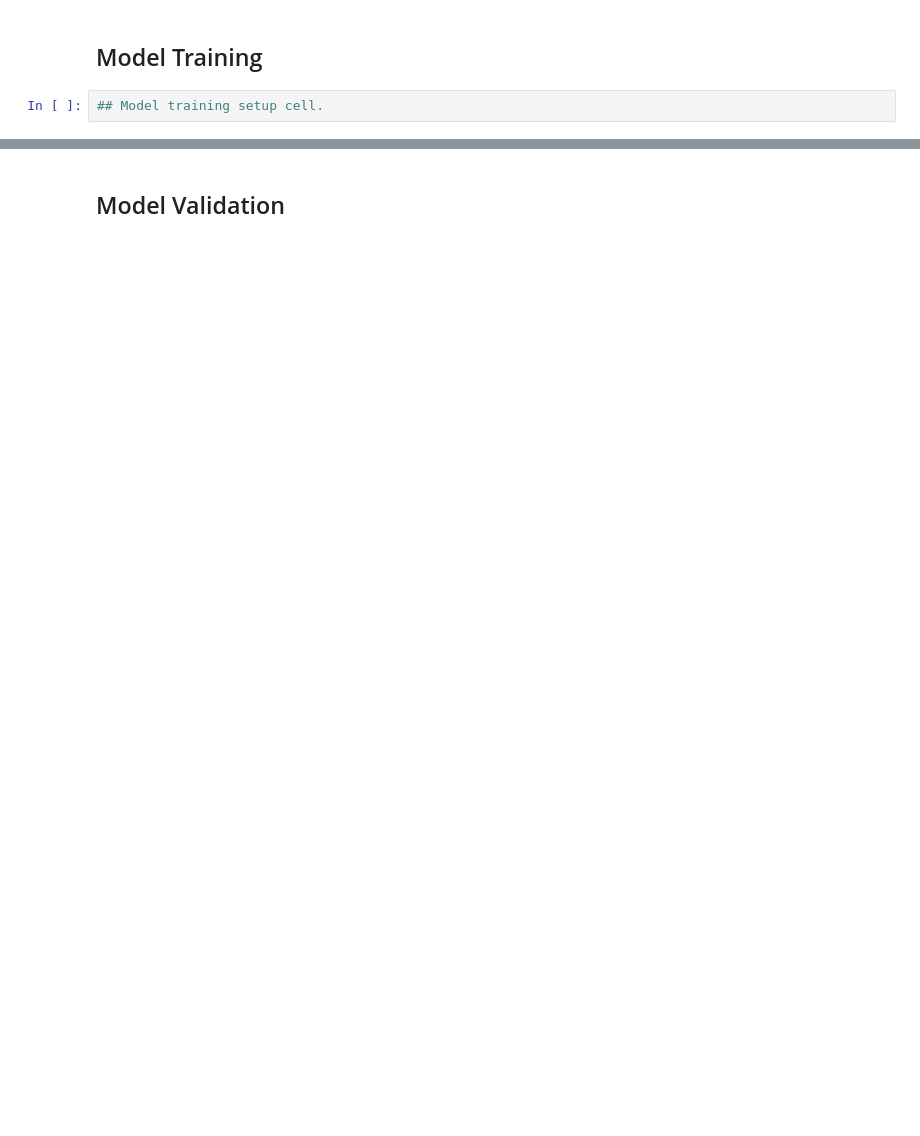
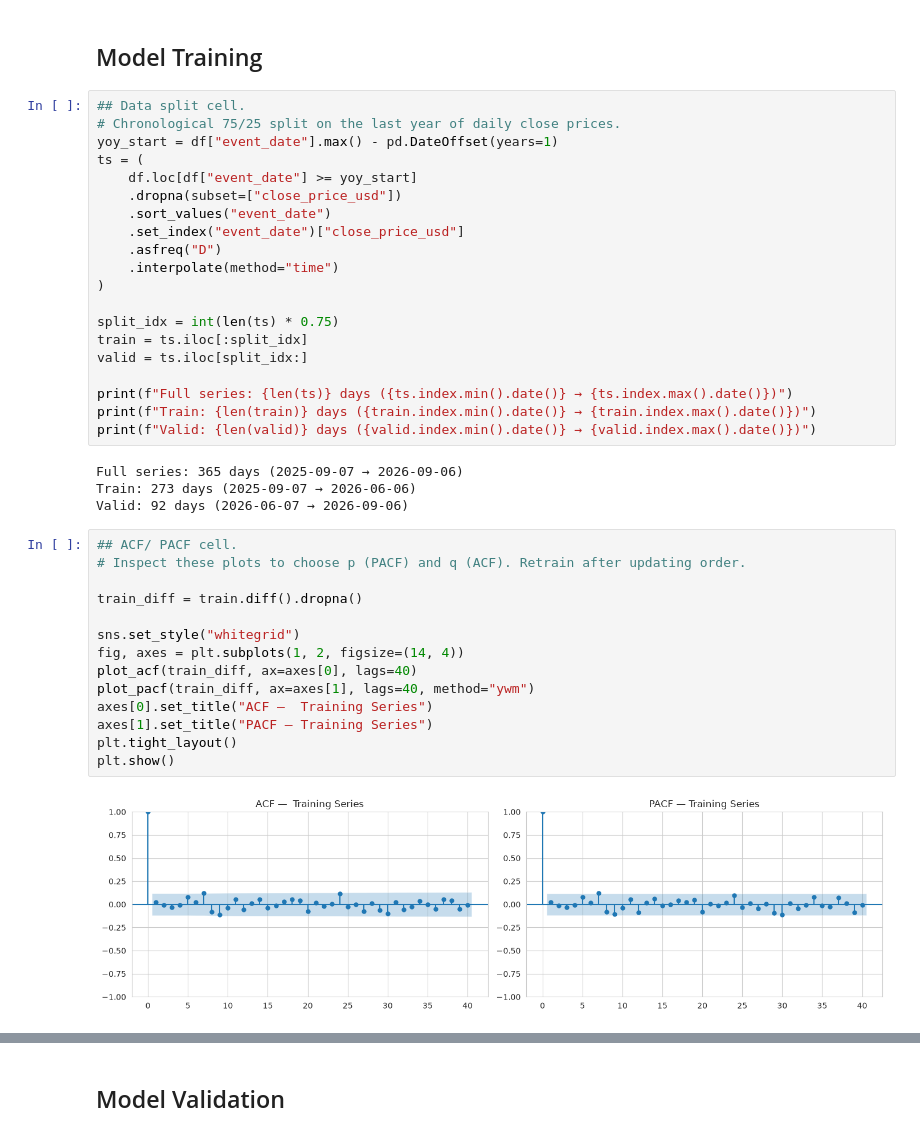
Before and after one commit to FantasyFalx/btc-time-series-forecasting-model, a Jupyter notebook: pipeline/model_training.ipynb, the cells around one changed output, grey strips where cells are left out. Cells and saved outputs as stored; diff of their text form; blank space fills up the shorter version.

Commit message:
Model dev v.1.0.0: Trained and validated model with backtesting on historical btc data. Ready for serialization and deployment

```diff
--- a/pipeline/model_training.ipynb
+++ b/pipeline/model_training.ipynb
@@ -59,6 +62,44 @@ plt.show()
 # %% [markdown]
 ## Model Training
 # %%
-## Model training setup cell.
+## Data split cell.
+# Chronological 75/25 split on the last year of daily close prices.
+yoy_start = df["event_date"].max() - pd.DateOffset(years=1)
+ts = (
+    df.loc[df["event_date"] >= yoy_start]
+    .dropna(subset=["close_price_usd"])
+    .sort_values("event_date")
+    .set_index("event_date")["close_price_usd"]
+    .asfreq("D")
+    .interpolate(method="time")
+)
+
+split_idx = int(len(ts) * 0.75)
+train = ts.iloc[:split_idx]
+valid = ts.iloc[split_idx:]
+
+print(f"Full series: {len(ts)} days ({ts.index.min().date()} → {ts.index.max().date()})")
+print(f"Train: {len(train)} days ({train.index.min().date()} → {train.index.max().date()})")
+print(f"Valid: {len(valid)} days ({valid.index.min().date()} → {valid.index.max().date()})")
+# %% [output]
+Full series: 365 days (2025-09-07 → 2026-09-06)
+Train: 273 days (2025-09-07 → 2026-06-06)
+Valid: 92 days (2026-06-07 → 2026-09-06)
+# %%
+## ACF/ PACF cell.
+# Inspect these plots to choose p (PACF) and q (ACF). Retrain after updating order.
+
+train_diff = train.diff().dropna()
+
+sns.set_style("whitegrid")
+fig, axes = plt.subplots(1, 2, figsize=(14, 4))
+plot_acf(train_diff, ax=axes[0], lags=40)
+plot_pacf(train_diff, ax=axes[1], lags=40, method="ywm")
+axes[0].set_title("ACF —  Training Series")
+axes[1].set_title("PACF — Training Series")
+plt.tight_layout()
+plt.show()
+# %% [output]
+[figure, added]
 # %%
 ## Model training cell.
```
Also changed, not shown: parts of 13 cells of this notebook, 14 other files.
